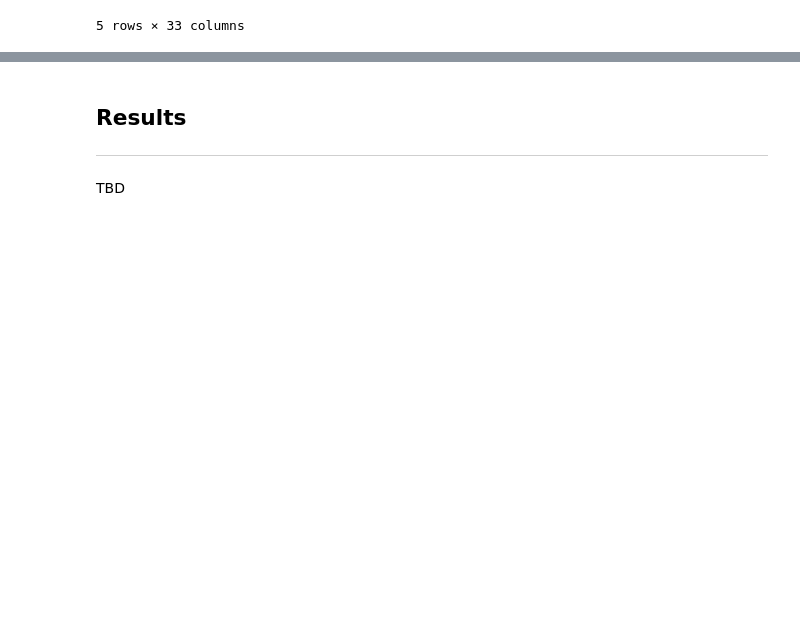
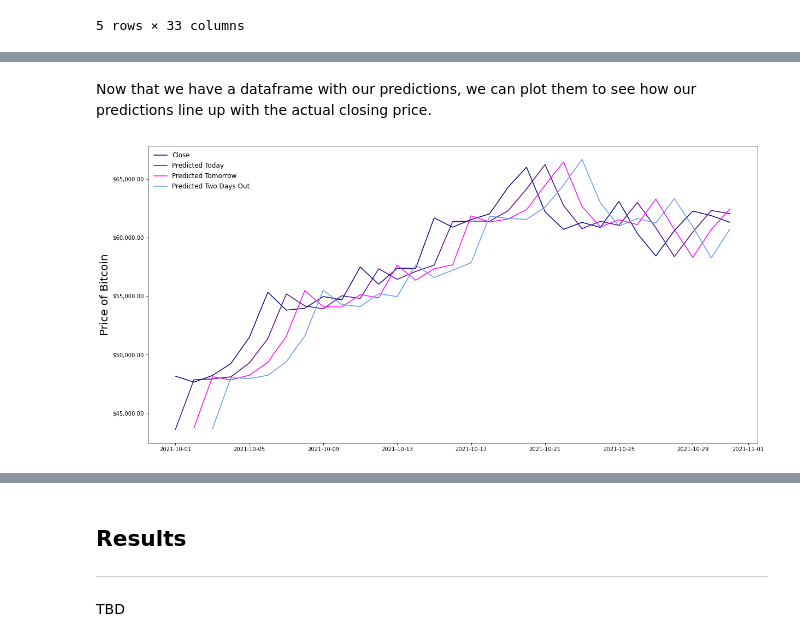
Before and after one commit to tjbray20/Cryptocurrency_Time_Series, a Jupyter notebook: TJNotebook.ipynb, the cells around one changed output, grey strips where cells are left out. Drawn from its saved outputs; the diff is of its cells as text; code cells hidden in the pictures; blank space fills up the shorter version.

```diff
--- a/TJNotebook.ipynb
+++ b/TJNotebook.ipynb
@@ -577,7 +587,7 @@ daily_test.head()
 | 2018-07-11 | 6303.092857 | 6379.651667 | 97041.676048 | 8.748796 | 8.760869 | -0.055409 | 8.748687 | 8.804097 | ... |
 5 rows × 33 columns
 # %%
-def predictions(df, start_date = '2021-10-1', days_to_predict = 30, forecast_days = 1):
+def predictions(df, start_date = '2021-10-1', days_to_predict = 30):
 
     date = datetime.strptime(start_date, '%Y-%m-%d')
 
@@ -594,18 +604,13 @@ def predictions(df, start_date = '2021-10-1', days_to_predict = 30, forecast_day
 
         model = ARIMA(endog = y, order =(2,1,2))
         fitmodel = model.fit()
-        y_pred = fitmodel.forecast(forecast_days)
-        predictions.append([date, np.exp(y_pred)])
-        print(y_pred.transpose())
+        y_pred = fitmodel.forecast(4)
+        predictions.append([date, np.exp(y_pred.values[0]), np.exp(y_pred.values[1]), np.exp(y_pred.values[2])])
 
-    preds = pd.DataFrame(predictions, columns = ['timestamp', 'prediction']).set_index('timestamp')
+    preds = pd.DataFrame(predictions, columns = ['timestamp', 'pred_today', 'pred_tomorrow', 'pred_2_days']).set_index('timestamp')
 
     df2 = df.merge(preds, on = 'timestamp')
 
-    pred_plot = df2[['Open','Close','prediction']]
-    pred_plot['Close'].plot(figsize = (20,8),color = 'k')
-    pred_plot['prediction'].plot(color = 'red', linewidth = 4, linestyle = '--')
-
     return df2
 # %%
-one_day_preds = predictions(daily_test, start_date = '2021-10-1', days_to_predict = 5, forecast_days = 3)
+predictions = predictions(daily_test, start_date = '2021-10-1', days_to_predict = 30)
@@ -633,0 +627,16 @@ one_day_preds[['Open','Close','prediction']]
+# %% [markdown]
+Now that we have a dataframe with our predictions, we can plot them to see how our predictions line up with the actual closing price.
+# %%
+#Here we graph our predictions from the dataframe. The predicted values and shifted ahead to align with the day they're being predicted for.
+fig, ax = plt.subplots(figsize = (20,10))
+ax.plot(predictions['Close'], color = 'navy')
+ax.plot(predictions['pred_today'], color = 'indigo')
+ax.plot(predictions['pred_tomorrow'].shift(1), color = 'magenta')
+ax.plot(predictions['pred_2_days'].shift(2), color = 'cornflowerblue')
+ax.set_ylabel('Price of Bitcoin', size = 20)
+ax.yaxis.set_major_formatter('${x:1,.2f}')
+ax.legend(['Close','Predicted Today','Predicted Tomorrow', 'Predicted Two Days Out'], loc = 2, fontsize = 'large', edgecolor = '1');
+#plt.savefig('Overlap.png', format = 'png')
+plt.savefig('OverlapPresentation.png', format = 'png',transparent = True);
+# %% [output]
+[figure, added]
```
Also changed, not shown: parts of 22 cells of this notebook, 4 other files.
